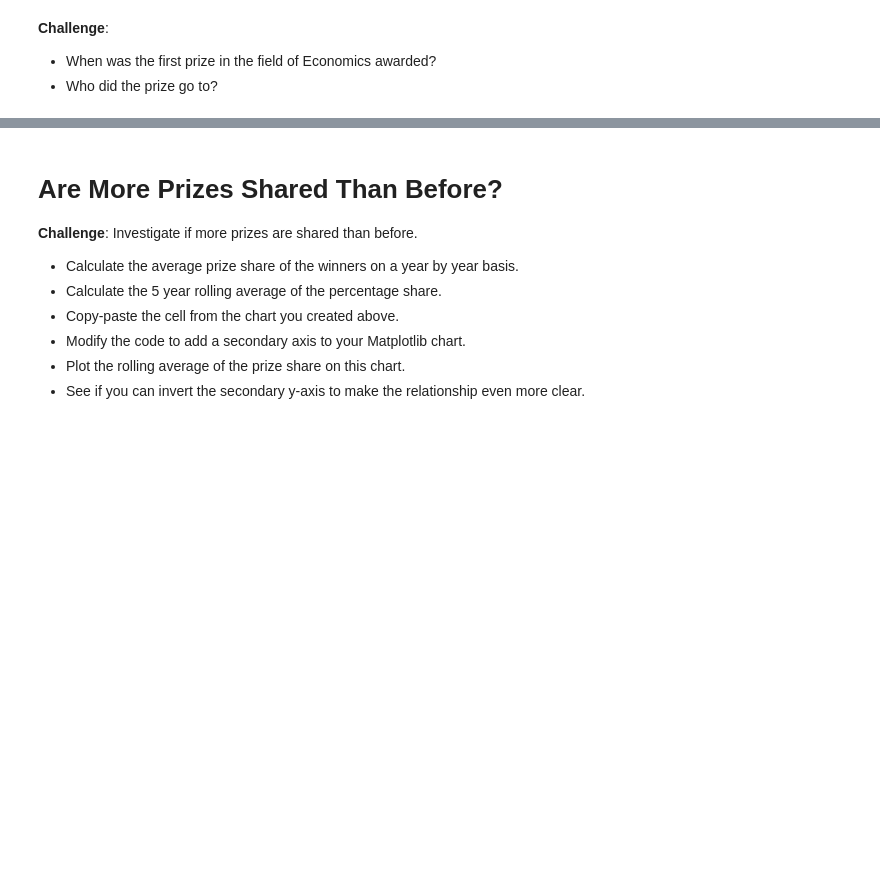
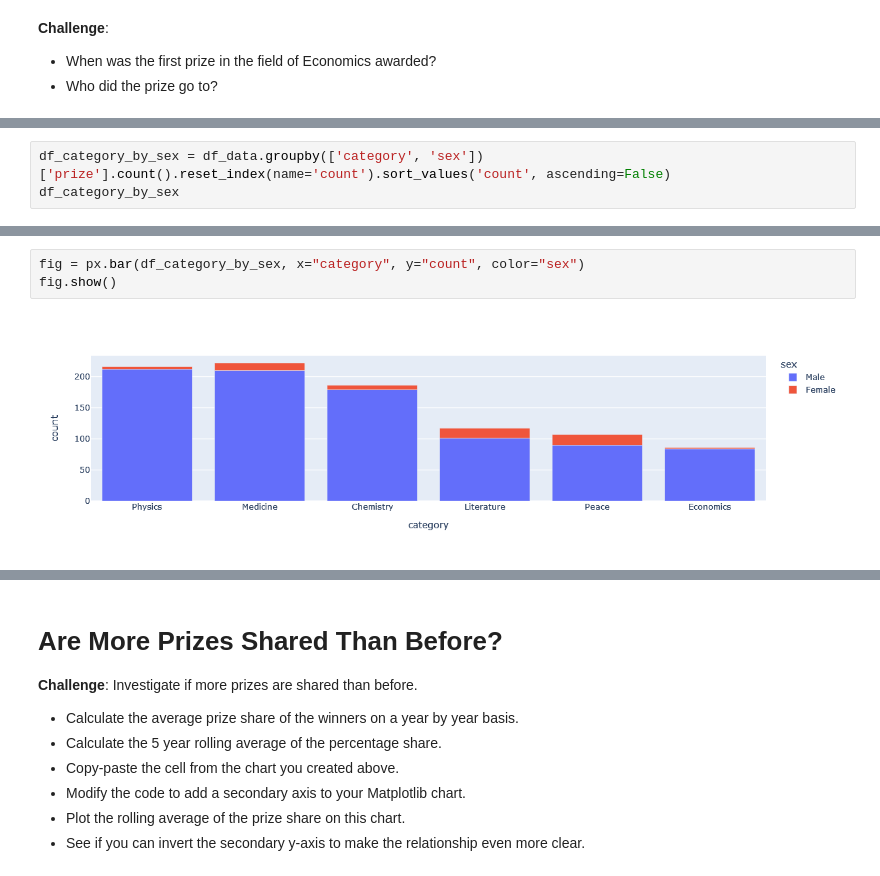
Before and after one commit to Joshua-Jenkins33/100DaysOfPython, a Jupyter notebook: 078_Day_78_Analyzing_the_Nobel_Prize_with_Plotly_Matplotlib_and_Seaborn/Nobel_Prize_Analysis_(start).ipynb, the cells around one changed output, grey strips where cells are left out. Drawn from its saved outputs; the diff is of its cells as text; blank space fills up the shorter version.

```diff
--- a/078_Day_78_Analyzing_the_Nobel_Prize_with_Plotly_Matplotlib_and_Seaborn/Nobel_Prize_Analysis_(start).ipynb
+++ b/078_Day_78_Analyzing_the_Nobel_Prize_with_Plotly_Matplotlib_and_Seaborn/Nobel_Prize_Analysis_(start).ipynb
@@ -218,3 +285,6 @@ df_data
 * Hover over the bar chart. How many prizes went to women in Literature compared to Physics?
 
 <img src=https://i.imgur.com/od8TfOp.png width=650>
+# %%
+df_category_by_sex = df_data.groupby(['category', 'sex'])['prize'].count().reset_index(name='count').sort_values('count', ascending=False)
+df_category_by_sex
@@ -221,3 +305,8 @@ df_data
+# %%
+fig = px.bar(df_category_by_sex, x="category", y="count", color="sex")
+fig.show()
+# %% [output]
+[figure, added]
 # %% [markdown]
 # Number of Prizes Awarded Over Time
 
```
Also changed, not shown: parts of 13 cells of this notebook, 1 other file.
